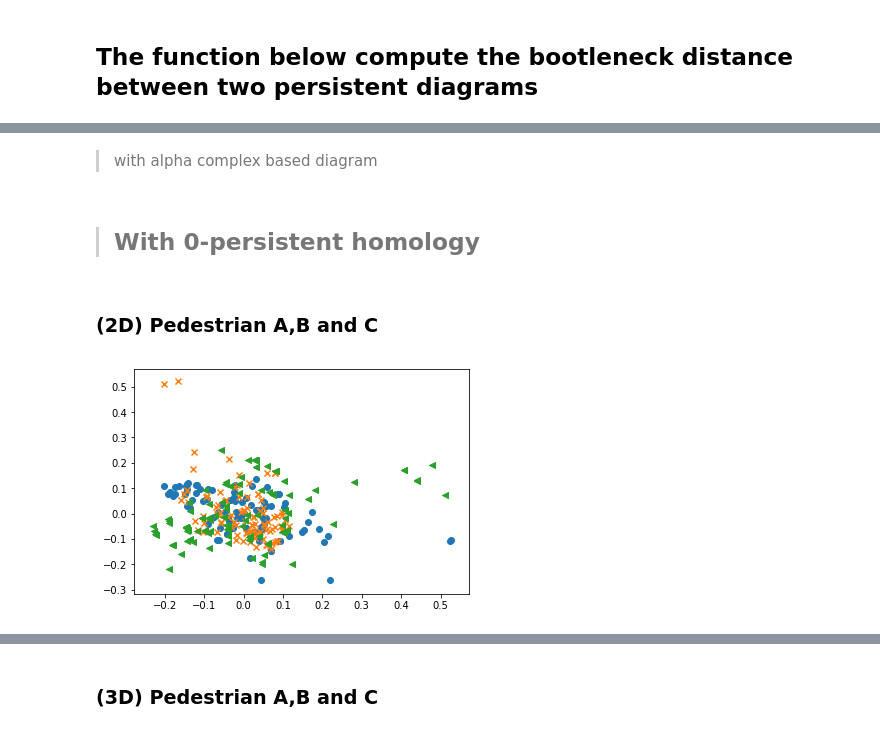
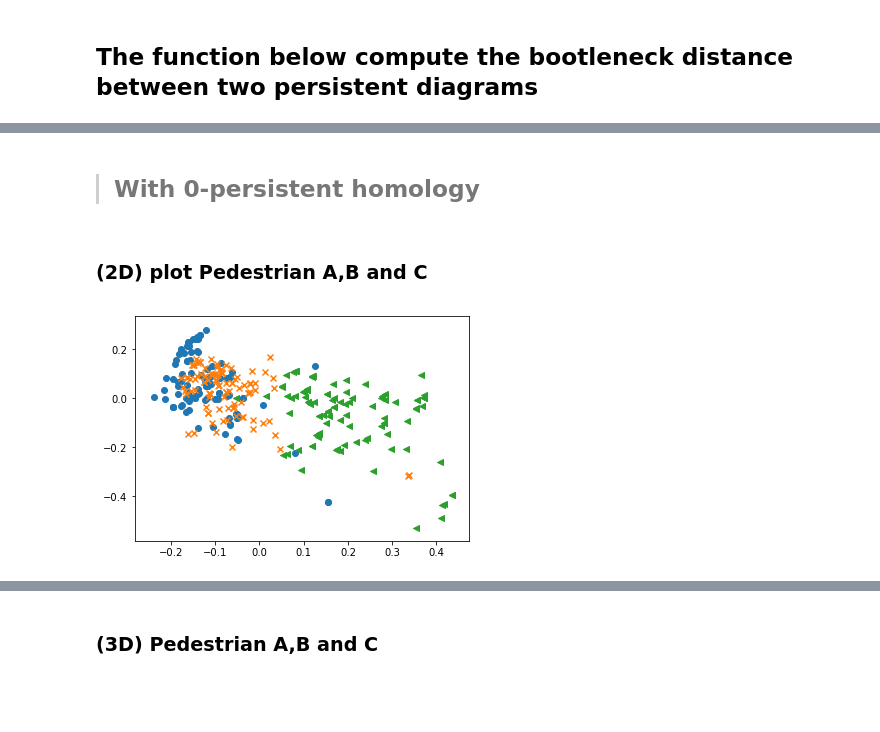
Before and after one commit to melisandeteng/PersistentHomology, a Jupyter notebook: dataSmartphoneProject.ipynb, the cells around one changed output, grey strips where cells are left out. Saved outputs shown, nothing was run; the diff lists cells and outputs as text; code cells hidden in the pictures; blank space fills up the shorter version.

Commit message:
bottleneck vis fixed and notebook cleaned up

```diff
--- a/dataSmartphoneProject.ipynb
+++ b/dataSmartphoneProject.ipynb
@@ -15,6 +15,6 @@ import matplotlib.pyplot as plt
 # %%
-#path="/Users/yaguethiam/PersistentHomology/data_acc_rot.dat"
-path = '/Users/Melisande/Gudhi/2017-10-02-10-19-30_GUDHI_2.0.1.tar/Gudhi/PersistentHomology/data_acc_rot.dat'
+path="/Users/yaguethiam/PersistentHomology/data_acc_rot.dat"
+#path = '/Users/Melisande/Gudhi/2017-10-02-10-19-30_GUDHI_2.0.1.tar/Gudhi/PersistentHomology/data_acc_rot.dat'
 # %%
 f = open(path,"rb")
 data = pickle.load(f,encoding='latin1')
@@ -84,7 +91,7 @@ def get_pedestrian_stats(pedes_id):
         pedes_stats[i,2]=stats[2]
         pedes_stats[i,3]=stats[3]
         pedes_stats[i,4]=stats[4]
-    pedestrian_stats=pd.DataFrame(pedes_A_stats,columns=['max_pairwise_distance','min_pairwise_distance',\
+    pedestrian_stats=pd.DataFrame(pedes_stats,columns=['max_pairwise_distance','min_pairwise_distance',\
                                                            'median_pairwise_distance','mean_pairwise_distance','std_pairwise_distance'])
     return(pedes_stats, pedestrian_stats)
 # %%
@@ -445,2 +433,0 @@ matrix_bottleneck_distance_C_1=computeMatrixBottleneckDistance(diagC_1_pairs)
-# %% [markdown]
-> with alpha complex based diagram
@@ -451,24 +434,24 @@ matrix_bottleneck_distance_C_alpha=computeMatrixBottleneckDistance(diagC_alpha_p
 # %% [markdown]
 > ## With 0-persistent homology
+# %%
+matrix_bottleneck_distance_All_0=computeMatrixBottleneckDistance(diagA_0_pairs+diagB_0_pairs+diagC_0_pairs)
 # %% [markdown]
-### (2D) Pedestrian A,B and C
+### (2D) plot Pedestrian A,B and C
 # %%
 mds2 = manifold.MDS(n_components=2, max_iter=3000, eps=1e-9,
                    dissimilarity="precomputed", n_jobs=1)
-posA = mds2.fit(matrix_bottleneck_distance_A_0).embedding_
-posB = mds2.fit(matrix_bottleneck_distance_B_0).embedding_
-posC = mds2.fit(matrix_bottleneck_distance_C_0).embedding_
+pos2d= mds2.fit(matrix_bottleneck_distance_All_0).embedding_
 
 plt.subplots_adjust(bottom = 0.1)
 plt.scatter(
-    posA[:, 0], posA[:, 1], marker = 'o'
+    pos2d[:100, 0], pos2d[:100, 1], marker = 'o'
     )
 plt.scatter(
-    posB[:, 0], posB[:, 1], marker = 'x'
+    pos2d[100:200, 0], pos2d[100:200, 1], marker = 'x'
     )
 plt.scatter(
-    posC[:, 0], posC[:, 1], marker = '<'
+    pos2d[200:300, 0], pos2d[200:300, 1], marker = '<'
     )
 plt.show()
 # %% [output]
-[figure, old version]
+[figure, new version]
```
Also changed, not shown: parts of 79 cells of this notebook.
